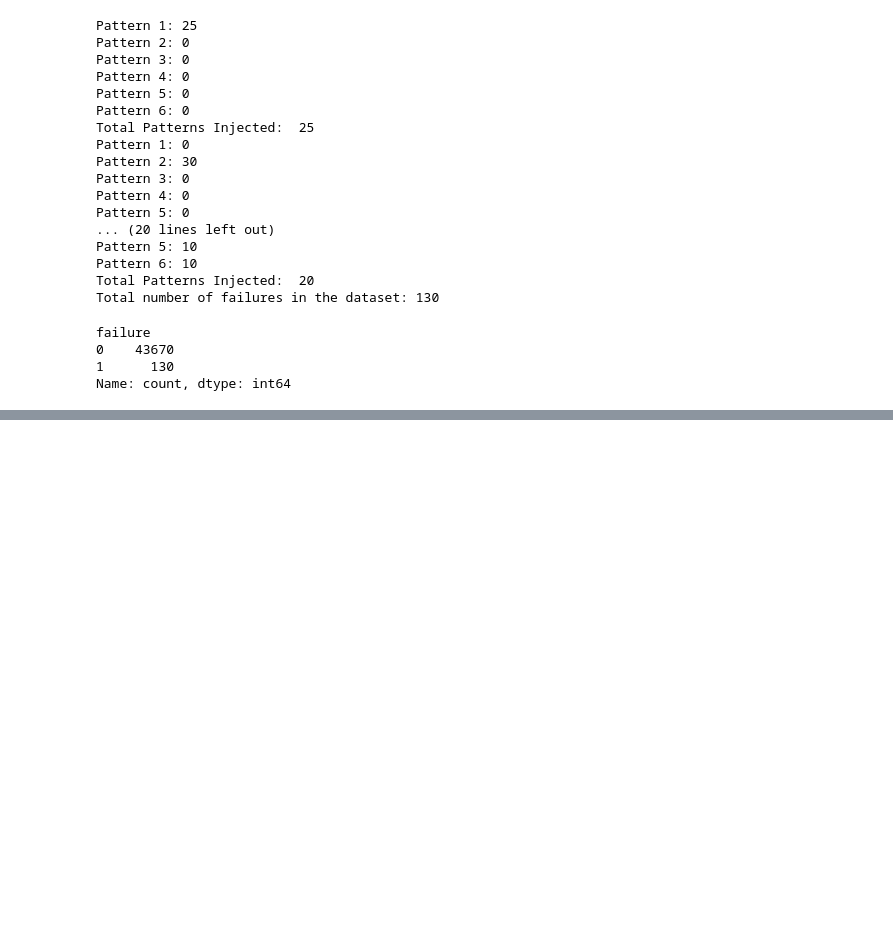
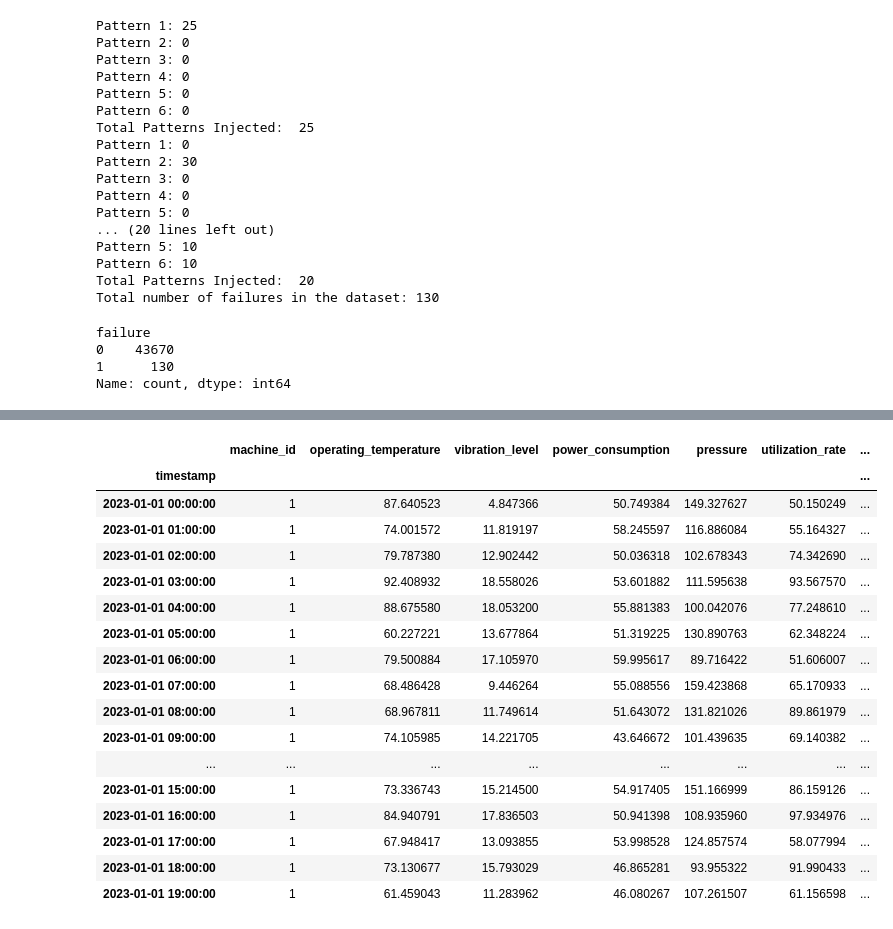
Before and after one commit to mrogozan/DataMiningResearch, a Jupyter notebook: dataset_gen.ipynb, the cells around one changed output, grey strips where cells are left out. Drawn from its saved outputs; the diff is of its cells as text; code cells hidden in the pictures; blank space fills up the shorter version.

```diff
--- a/dataset_gen.ipynb
+++ b/dataset_gen.ipynb
@@ -459,0 +550,13 @@ Name: count, dtype: int64
+# %%
+# Convert timestamp to datetime
+dataset['timestamp'] = pd.to_datetime(dataset['timestamp'])
+
+# Resample the dataset into 24-hour non-overlapping slices
+# First, ensure data is sorted by timestamp
+data = dataset.sort_values(by='timestamp')
+
+# Group by machine_id and slice every 24 hours (24 rows since it's hourly data)
+non_overlapping_slices = data.groupby('machine_id').resample('24H', on='timestamp').apply(lambda x: x)
+
+# Show the first few rows of the resampled dataset
+non_overlapping_slices.head()
@@ -459,0 +571,34 @@ Name: count, dtype: int64
+# %%
+# Function to create overlapping windows
+def create_overlapping_slices(df, machine_id_col, time_col, overlap_pct, window_size=24):
+    df = df.set_index(time_col)
+    total_hours = len(df)
+    step = int(window_size * (1 - overlap_pct))  # Step size based on overlap percentage
+    windows = [df.iloc[i:i + window_size] for i in range(0, total_hours - window_size + 1, step)]
+    return windows
+
+# Creating 25% overlapping windows
+overlap_25_slices = {machine_id: create_overlapping_slices(group, 'machine_id', 'timestamp', 0.25)
+                     for machine_id, group in data.groupby('machine_id')}
+
+# Display the first slice for the first machine to verify
+overlap_25_slices[1][0].head(20)
+# %% [output]
+|  | machine_id | operating_temperature | vibration_level | power_consumption | pressure | utilization_rate | ... |
+| timestamp |  |  |  |  |  |  | ... |
+| 2023-01-01 00:00:00 | 1 | 87.640523 | 4.847366 | 50.749384 | 149.327627 | 50.150249 | ... |
+| 2023-01-01 01:00:00 | 1 | 74.001572 | 11.819197 | 58.245597 | 116.886084 | 55.164327 | ... |
+| 2023-01-01 02:00:00 | 1 | 79.787380 | 12.902442 | 50.036318 | 102.678343 | 74.342690 | ... |
+| 2023-01-01 03:00:00 | 1 | 92.408932 | 18.558026 | 53.601882 | 111.595638 | 93.567570 | ... |
+| 2023-01-01 04:00:00 | 1 | 88.675580 | 18.053200 | 55.881383 | 100.042076 | 77.248610 | ... |
+| 2023-01-01 05:00:00 | 1 | 60.227221 | 13.677864 | 51.319225 | 130.890763 | 62.348224 | ... |
+| 2023-01-01 06:00:00 | 1 | 79.500884 | 17.105970 | 59.995617 | 89.716422 | 51.606007 | ... |
+| 2023-01-01 07:00:00 | 1 | 68.486428 | 9.446264 | 55.088556 | 159.423868 | 65.170933 | ... |
+| 2023-01-01 08:00:00 | 1 | 68.967811 | 11.749614 | 51.643072 | 131.821026 | 89.861979 | ... |
+| 2023-01-01 09:00:00 | 1 | 74.105985 | 14.221705 | 43.646672 | 101.439635 | 69.140382 | ... |
+| ... | ... | ... | ... | ... | ... | ... | ... |
+| 2023-01-01 15:00:00 | 1 | 73.336743 | 15.214500 | 54.917405 | 151.166999 | 86.159126 | ... |
+| 2023-01-01 16:00:00 | 1 | 84.940791 | 17.836503 | 50.941398 | 108.935960 | 97.934976 | ... |
+| 2023-01-01 17:00:00 | 1 | 67.948417 | 13.093855 | 53.998528 | 124.857574 | 58.077994 | ... |
+| 2023-01-01 18:00:00 | 1 | 73.130677 | 15.793029 | 46.865281 | 93.955322 | 91.990433 | ... |
+| 2023-01-01 19:00:00 | 1 | 61.459043 | 11.283962 | 46.080267 | 107.261507 | 61.156598 | ... |
```
Also changed, not shown: parts of 14 cells of this notebook.
